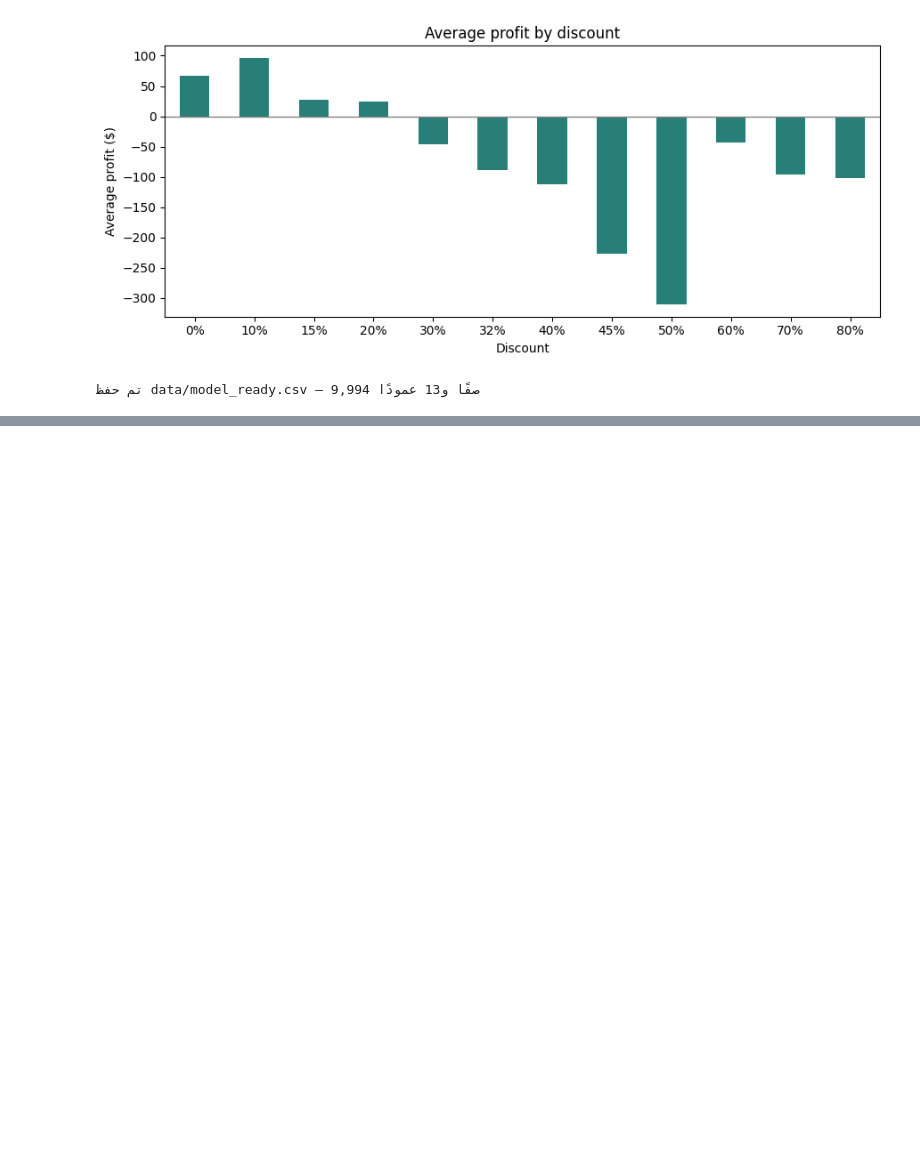
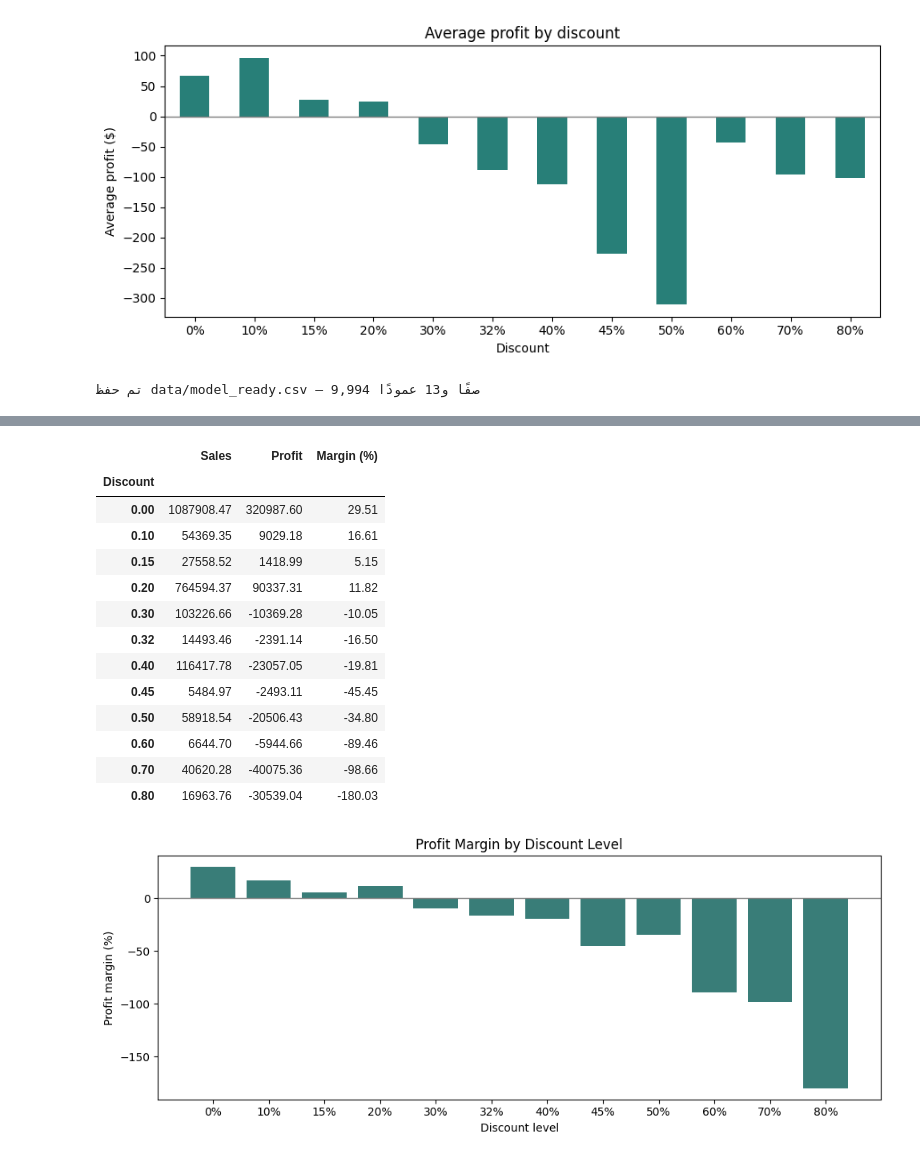
Before and after one commit to amadawi79-commits/superstore-profit-analysis, a Jupyter notebook: notebook.ipynb, the cells around one changed output, grey strips where cells are left out. Drawn from its saved outputs; the diff is of its cells as text; code cells hidden in the pictures; blank space fills up the shorter version.

```diff
--- a/notebook.ipynb
+++ b/notebook.ipynb
@@ -554,0 +612,42 @@ print(f"تم حفظ data/model_ready.csv — {len(model_ready):,} صفًا و{mo
+# %%
+import matplotlib.pyplot as plt
+
+discount_summary = (
+    clean_df.groupby("Discount")[["Sales", "Profit"]]
+    .sum()
+    .sort_index()
+)
+
+discount_summary["Margin (%)"] = (
+    100 * discount_summary["Profit"] / discount_summary["Sales"]
+)
+
+display(discount_summary.round(2))
+
+fig, ax = plt.subplots(figsize=(10, 4))
+discount_labels = [f"{rate:.0%}" for rate in discount_summary.index]
+
+ax.bar(discount_labels, discount_summary["Margin (%)"], color="#397d78")
+ax.axhline(0, color="gray", linewidth=1)
+ax.set_title("Profit Margin by Discount Level")
+ax.set_xlabel("Discount level")
+ax.set_ylabel("Profit margin (%)")
+
+plt.tight_layout()
+plt.show()
+# %% [output]
+|  | Sales | Profit | Margin (%) |
+| Discount |  |  |  |
+| 0.00 | 1087908.47 | 320987.60 | 29.51 |
+| 0.10 | 54369.35 | 9029.18 | 16.61 |
+| 0.15 | 27558.52 | 1418.99 | 5.15 |
+| 0.20 | 764594.37 | 90337.31 | 11.82 |
+| 0.30 | 103226.66 | -10369.28 | -10.05 |
+| 0.32 | 14493.46 | -2391.14 | -16.50 |
+| 0.40 | 116417.78 | -23057.05 | -19.81 |
+| 0.45 | 5484.97 | -2493.11 | -45.45 |
+| 0.50 | 58918.54 | -20506.43 | -34.80 |
+| 0.60 | 6644.70 | -5944.66 | -89.46 |
+| 0.70 | 40620.28 | -40075.36 | -98.66 |
+| 0.80 | 16963.76 | -30539.04 | -180.03 |
+[figure, added]
```
Also changed, not shown: parts of 12 cells of this notebook, 1 other file.
